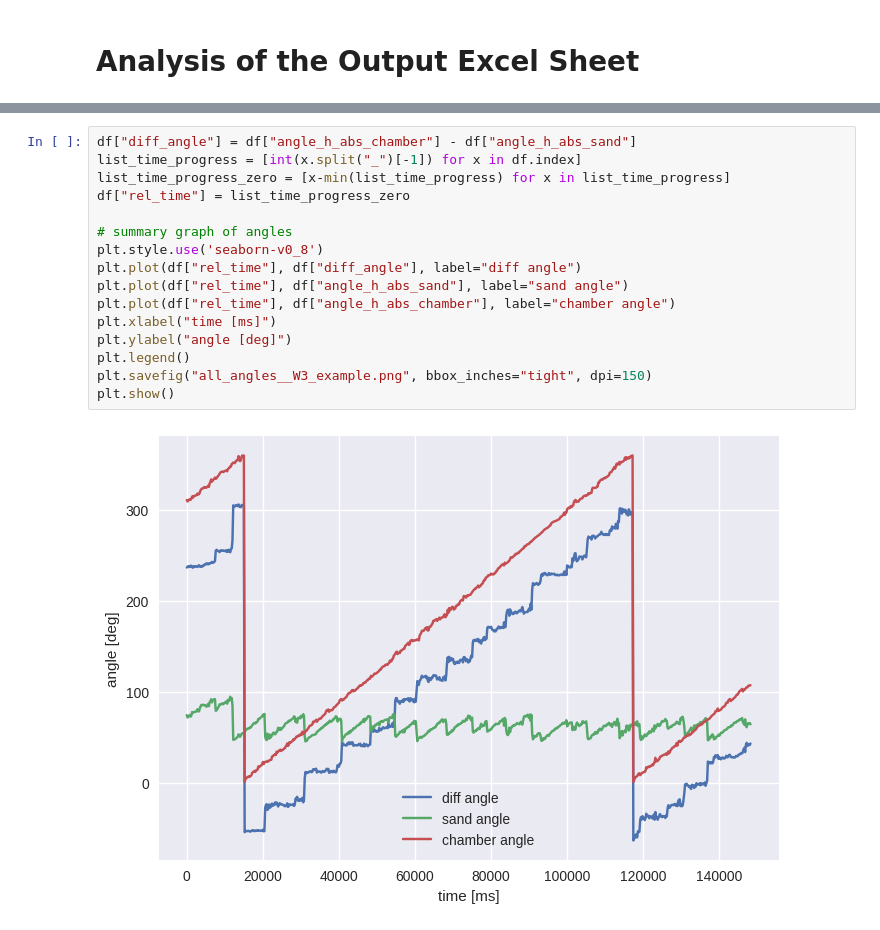
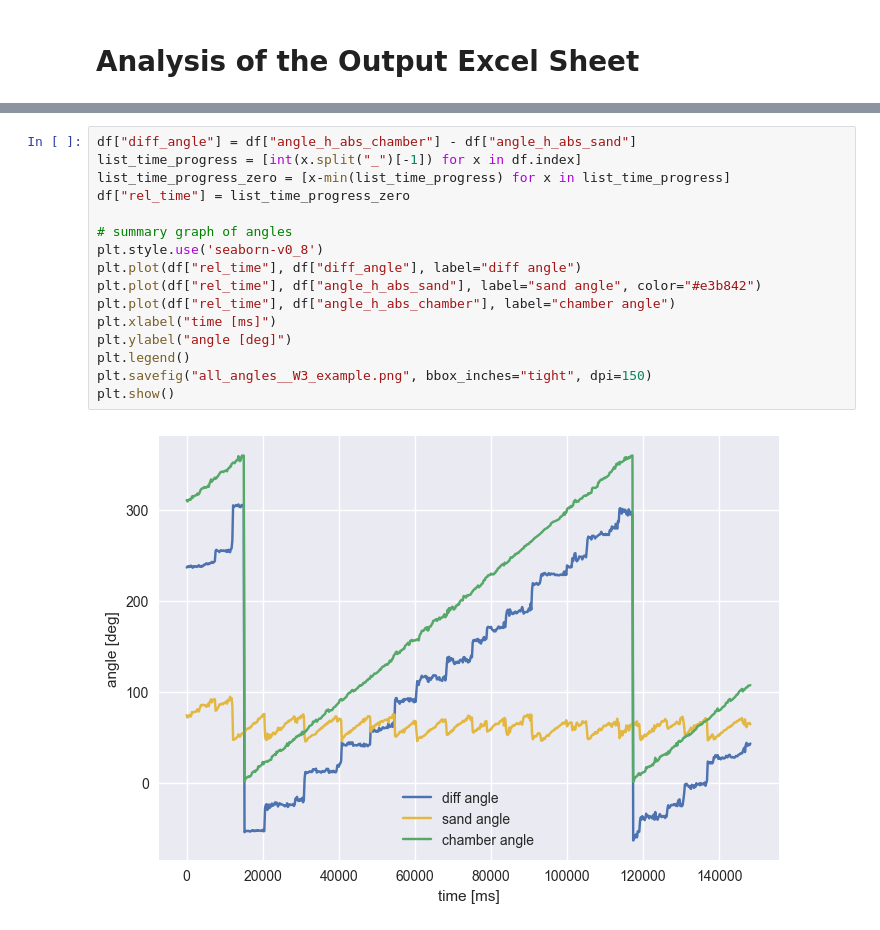
Before and after one commit to feiler98/SandVision, a Jupyter notebook: example_out/W3-6400-3200-nr25_red_analysis.ipynb, the cells around one changed output, grey strips where cells are left out. Drawn from its saved outputs; the diff is of its cells as text.

```diff
--- a/example_out/W3-6400-3200-nr25_red_analysis.ipynb
+++ b/example_out/W3-6400-3200-nr25_red_analysis.ipynb
@@ -43,19 +66,19 @@ df.head(5)
 # %%
 df["diff_angle"] = df["angle_h_abs_chamber"] - df["angle_h_abs_sand"]
 list_time_progress = [int(x.split("_")[-1]) for x in df.index]
 list_time_progress_zero = [x-min(list_time_progress) for x in list_time_progress]
 df["rel_time"] = list_time_progress_zero
 
 # summary graph of angles
 plt.style.use('seaborn-v0_8')
 plt.plot(df["rel_time"], df["diff_angle"], label="diff angle")
-plt.plot(df["rel_time"], df["angle_h_abs_sand"], label="sand angle")
+plt.plot(df["rel_time"], df["angle_h_abs_sand"], label="sand angle", color="#e3b842")
 plt.plot(df["rel_time"], df["angle_h_abs_chamber"], label="chamber angle")
 plt.xlabel("time [ms]")
 plt.ylabel("angle [deg]")
 plt.legend()
 plt.savefig("all_angles__W3_example.png", bbox_inches="tight", dpi=150)
 plt.show()
 # %% [output]
-[figure, old version]
+[figure, new version]
 # %%
```
Also changed, not shown: parts of 7 cells of this notebook, 5 other files.
